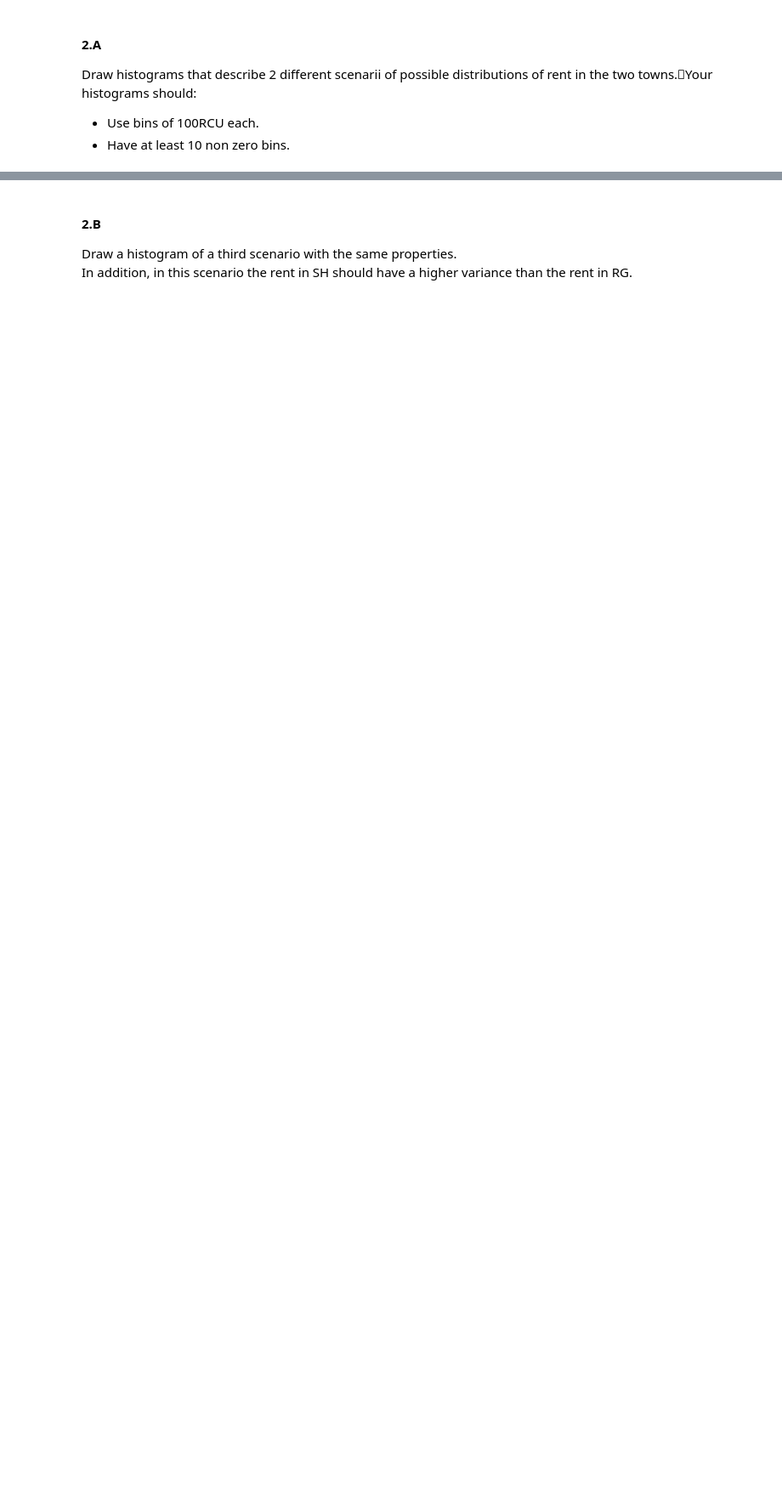
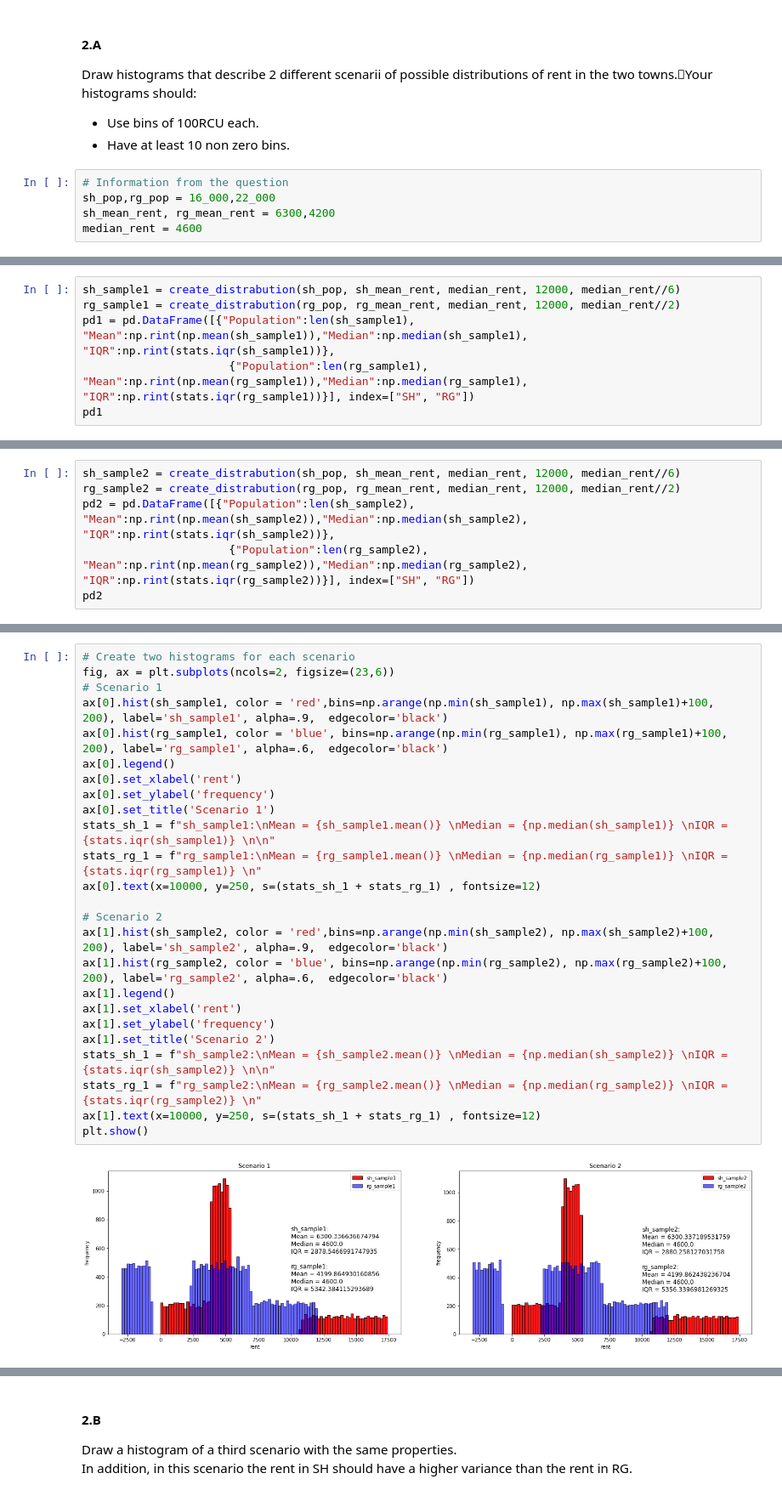
Before and after one commit to shlomoamor/Statistics-Data-Analysis, a Jupyter notebook: HW1.ipynb, the cells around one changed output, grey strips where cells are left out. Shown at 85% size. Drawn from its saved outputs; the diff is of its cells as text; blank space fills up the shorter version.

```diff
--- a/HW1.ipynb
+++ b/HW1.ipynb
@@ -130,2 +130,7 @@ Draw histograms that describe 2 different scenarii of possible distributions of
 * Use bins of 100RCU each.
 * Have at least 10 non zero bins.
+# %%
+# Information from the question
+sh_pop,rg_pop = 16_000,22_000
+sh_mean_rent, rg_mean_rent = 6300,4200
+median_rent = 4600
@@ -131,0 +158,6 @@ Draw histograms that describe 2 different scenarii of possible distributions of
+# %%
+sh_sample1 = create_distrabution(sh_pop, sh_mean_rent, median_rent, 12000, median_rent//6)
+rg_sample1 = create_distrabution(rg_pop, rg_mean_rent, median_rent, 12000, median_rent//2)
+pd1 = pd.DataFrame([{"Population":len(sh_sample1), "Mean":np.rint(np.mean(sh_sample1)),"Median":np.median(sh_sample1), "IQR":np.rint(stats.iqr(sh_sample1))},
+                      {"Population":len(rg_sample1), "Mean":np.rint(np.mean(rg_sample1)),"Median":np.median(rg_sample1), "IQR":np.rint(stats.iqr(rg_sample1))}], index=["SH", "RG"])
+pd1
@@ -131,0 +170,6 @@ Draw histograms that describe 2 different scenarii of possible distributions of
+# %%
+sh_sample2 = create_distrabution(sh_pop, sh_mean_rent, median_rent, 12000, median_rent//6)
+rg_sample2 = create_distrabution(rg_pop, rg_mean_rent, median_rent, 12000, median_rent//2)
+pd2 = pd.DataFrame([{"Population":len(sh_sample2), "Mean":np.rint(np.mean(sh_sample2)),"Median":np.median(sh_sample2), "IQR":np.rint(stats.iqr(sh_sample2))},
+                      {"Population":len(rg_sample2), "Mean":np.rint(np.mean(rg_sample2)),"Median":np.median(rg_sample2), "IQR":np.rint(stats.iqr(rg_sample2))}], index=["SH", "RG"])
+pd2
@@ -131,0 +180,27 @@ Draw histograms that describe 2 different scenarii of possible distributions of
+# %%
+# Create two histograms for each scenario
+fig, ax = plt.subplots(ncols=2, figsize=(23,6))
+# Scenario 1
+ax[0].hist(sh_sample1, color = 'red',bins=np.arange(np.min(sh_sample1), np.max(sh_sample1)+100, 200), label='sh_sample1', alpha=.9,  edgecolor='black')
+ax[0].hist(rg_sample1, color = 'blue', bins=np.arange(np.min(rg_sample1), np.max(rg_sample1)+100, 200), label='rg_sample1', alpha=.6,  edgecolor='black')
+ax[0].legend()
+ax[0].set_xlabel('rent')
+ax[0].set_ylabel('frequency')
+ax[0].set_title('Scenario 1')
+stats_sh_1 = f"sh_sample1:\nMean = {sh_sample1.mean()} \nMedian = {np.median(sh_sample1)} \nIQR = {stats.iqr(sh_sample1)} \n\n"
+stats_rg_1 = f"rg_sample1:\nMean = {rg_sample1.mean()} \nMedian = {np.median(rg_sample1)} \nIQR = {stats.iqr(rg_sample1)} \n"
+ax[0].text(x=10000, y=250, s=(stats_sh_1 + stats_rg_1) , fontsize=12)
+
+# Scenario 2
+ax[1].hist(sh_sample2, color = 'red',bins=np.arange(np.min(sh_sample2), np.max(sh_sample2)+100, 200), label='sh_sample2', alpha=.9,  edgecolor='black')
+ax[1].hist(rg_sample2, color = 'blue', bins=np.arange(np.min(rg_sample2), np.max(rg_sample2)+100, 200), label='rg_sample2', alpha=.6,  edgecolor='black')
+ax[1].legend()
+ax[1].set_xlabel('rent')
+ax[1].set_ylabel('frequency')
+ax[1].set_title('Scenario 2')
+stats_sh_1 = f"sh_sample2:\nMean = {sh_sample2.mean()} \nMedian = {np.median(sh_sample2)} \nIQR = {stats.iqr(sh_sample2)} \n\n"
+stats_rg_1 = f"rg_sample2:\nMean = {rg_sample2.mean()} \nMedian = {np.median(rg_sample2)} \nIQR = {stats.iqr(rg_sample2)} \n"
+ax[1].text(x=10000, y=250, s=(stats_sh_1 + stats_rg_1) , fontsize=12)
+plt.show()
+# %% [output]
+[figure, added]
```
Also changed, not shown: parts of 19 cells of this notebook.
